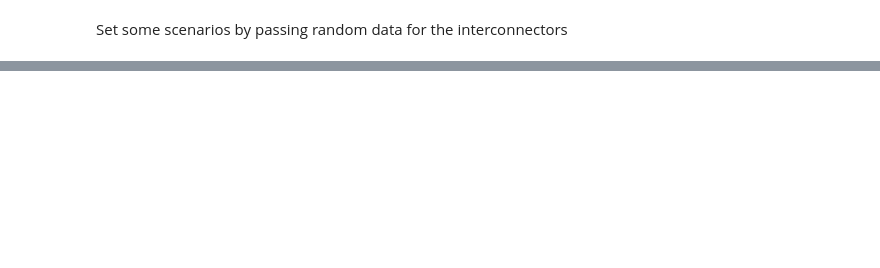
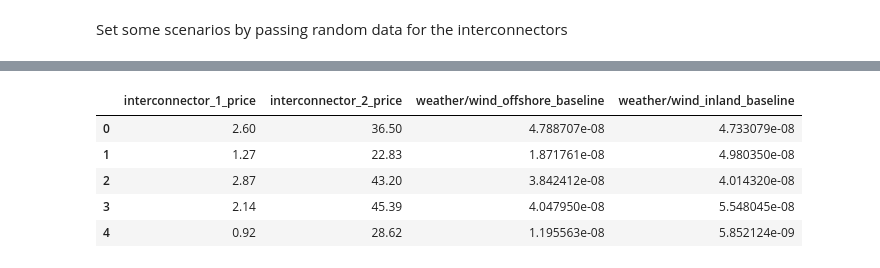
Before and after one commit to robcalon/pyetm, a Jupyter notebook: examples/introduction.ipynb, the cells around one changed output, grey strips where cells are left out. Cells and saved outputs as stored; diff of their text form; code cells hidden in the pictures; blank space fills up the shorter version.

```diff
--- a/examples/introduction.ipynb
+++ b/examples/introduction.ipynb
@@ -178,0 +122,11 @@ curves
+# %%
+# set data as ccurves profiles
+client.custom_curves = ccurves
+client.custom_curves.head()
+# %% [output]
+|  | interconnector_1_price | interconnector_2_price | weather/wind_offshore_baseline | weather/wind_inland_baseline |
+| 0 | 2.60 | 36.50 | 4.788707e-08 | 4.733079e-08 |
+| 1 | 1.27 | 22.83 | 1.871761e-08 | 4.980350e-08 |
+| 2 | 2.87 | 43.20 | 3.842412e-08 | 4.014320e-08 |
+| 3 | 2.14 | 45.39 | 4.047950e-08 | 5.548045e-08 |
+| 4 | 0.92 | 28.62 | 1.195563e-08 | 5.852124e-09 |
```
Also changed, not shown: parts of 14 cells of this notebook.
